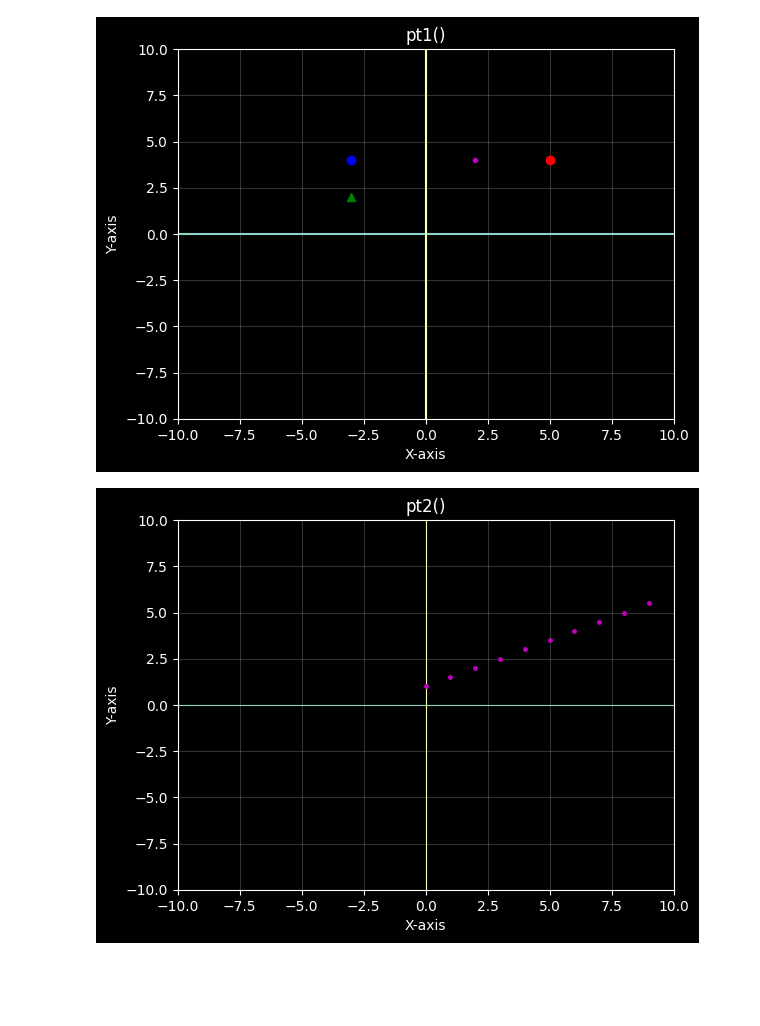
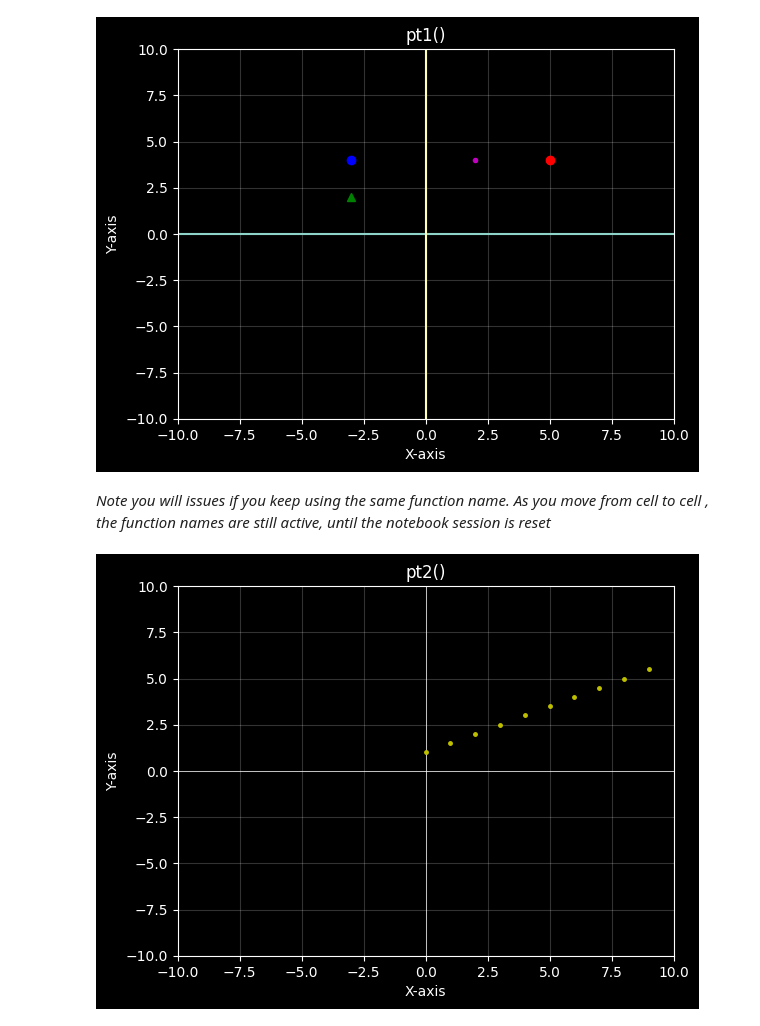
Before and after one commit to xyizko/xo-mathz, a Jupyter notebook: nb/yt-fca-1.1.ipynb, the cells around one changed output. Saved outputs shown, nothing was run; the diff lists cells and outputs as text; code cells hidden in the pictures; blank space fills up the shorter version.

Commit message:
Kaggle Notebook | yt-fca-1.1 | Version 1

```diff
--- a/nb/yt-fca-1.1.ipynb
+++ b/nb/yt-fca-1.1.ipynb
@@ -269,6 +269,8 @@ def plt1():
 plt1()
 # %% [output]
 [figure]
+# %% [markdown]
+*Note you will issues if you keep using the same function name. As you move from cell to cell , the function names are still active, until the notebook session is reset*
 # %%
 # --- Imports ---
 import matplotlib.pyplot as plt
@@ -279,34 +281,34 @@ def plt2():
     xmin = -10
     xmax = +10
     ymin = -10
     ymax = +10
 
     # Dark style
     plt.style.use('dark_background')
     fig, ax = plt.subplots()
 
     # Labels
     ax.set_xlabel('X-axis')
     ax.set_ylabel('Y-axis')
     ax.set_title('pt2()')  # Fixed function name in title
     ax.grid(True, alpha=0.2)
 
     # Plot dimensions
     plt.axis([xmin, xmax, ymin, ymax])
 
     # Draw Axis Lines
-    plt.plot([xmin, xmax], [0, 0], linewidth=0.8)  # X-axis
-    plt.plot([0, 0], [ymin, ymax], linewidth=0.8)  # Y-axis
+    plt.plot([xmin, xmax], [0, 0], linewidth=0.5, color="white")  # X-axis
+    plt.plot([0, 0], [ymin, ymax], linewidth=0.5, color="white")  # Y-axis
 
     # Plotting points using loop
     for x in range(10):
         y = 0.5 * x + 1
-        plt.plot([x], [y], "m.", markersize=5)  # ✅ Fixed: use ( ) not [ ]
+        plt.plot([x], [y], "y.", markersize=5)  # ✅ Fixed: use ( ) not [ ]
 
     # Show plot
     plt.show()
 
 # --- Execution ---
 plt2()  # Also fixed: calling plt2(), not plt1()
 # %% [output]
-[figure, old version]
+[figure, new version]
```
